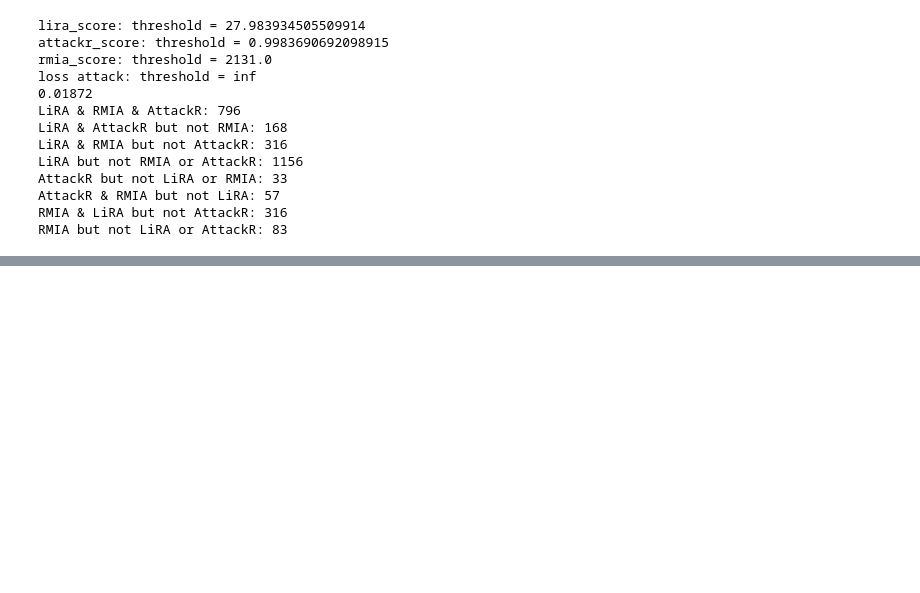
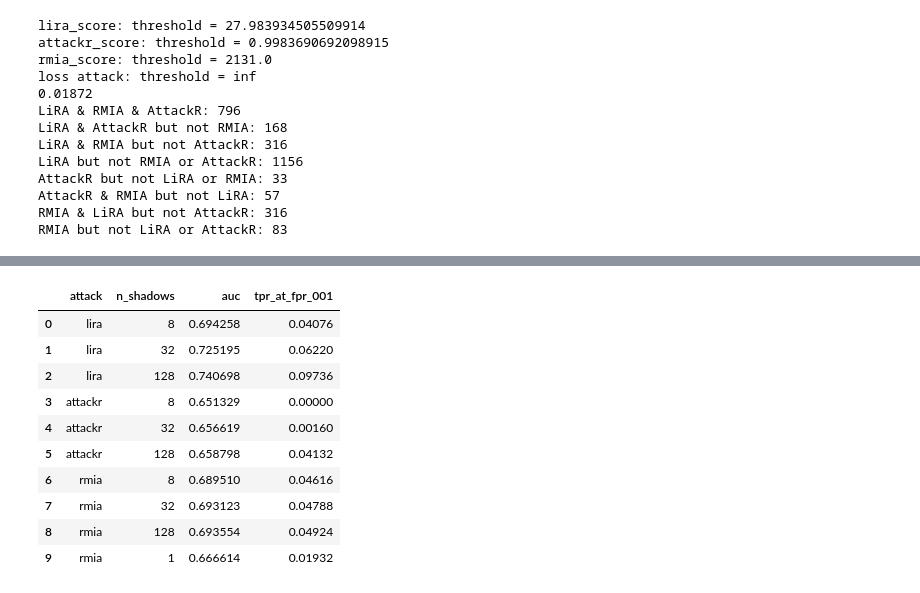
Before and after one commit to varshb/loss-traces-defenses, a Jupyter notebook: notebooks/mias.ipynb, the cells around one changed output, grey strips where cells are left out. Drawn from its saved outputs; the diff is of its cells as text; code cells hidden in the pictures; blank space fills up the shorter version.

```diff
--- a/notebooks/mias.ipynb
+++ b/notebooks/mias.ipynb
@@ -180,0 +291,40 @@ RMIA but not LiRA or AttackR: 83
+# %%
+results = []
+for attack, col in [("lira", "lira_score"), ("attackr", "attackr_score"), ("rmia", "rmia_2.0_new_score")]:
+    for n_shadows in all_attacks_results[attack]:
+        df = all_attacks_results[attack][n_shadows]
+
+        labels = df["target_trained_on"]
+        scores = df[col]
+
+        if attack == "attackr":
+            scores = -scores
+
+        auc = roc_auc_score(labels, scores)
+
+        # Calculate TPR@FPR=0.001
+        fpr, tpr, thresholds = roc_curve(labels, scores)
+        # Find the index where FPR is closest to 0.001
+        idx = np.argmin(np.abs(fpr - 0.001))
+
+        results.append({
+            'attack': attack,
+            'n_shadows': n_shadows,
+            'auc': auc,
+            'tpr_at_fpr_001': tpr[idx]
+        })
+
+results_df = pd.DataFrame(results)
+display(results_df)
+# %% [output]
+|  | attack | n_shadows | auc | tpr_at_fpr_001 |
+| 0 | lira | 8 | 0.694258 | 0.04076 |
+| 1 | lira | 32 | 0.725195 | 0.06220 |
+| 2 | lira | 128 | 0.740698 | 0.09736 |
+| 3 | attackr | 8 | 0.651329 | 0.00000 |
+| 4 | attackr | 32 | 0.656619 | 0.00160 |
+| 5 | attackr | 128 | 0.658798 | 0.04132 |
+| 6 | rmia | 8 | 0.689510 | 0.04616 |
+| 7 | rmia | 32 | 0.693123 | 0.04788 |
+| 8 | rmia | 128 | 0.693554 | 0.04924 |
+| 9 | rmia | 1 | 0.666614 | 0.01932 |
```
Also changed, not shown: parts of 5 cells of this notebook.
